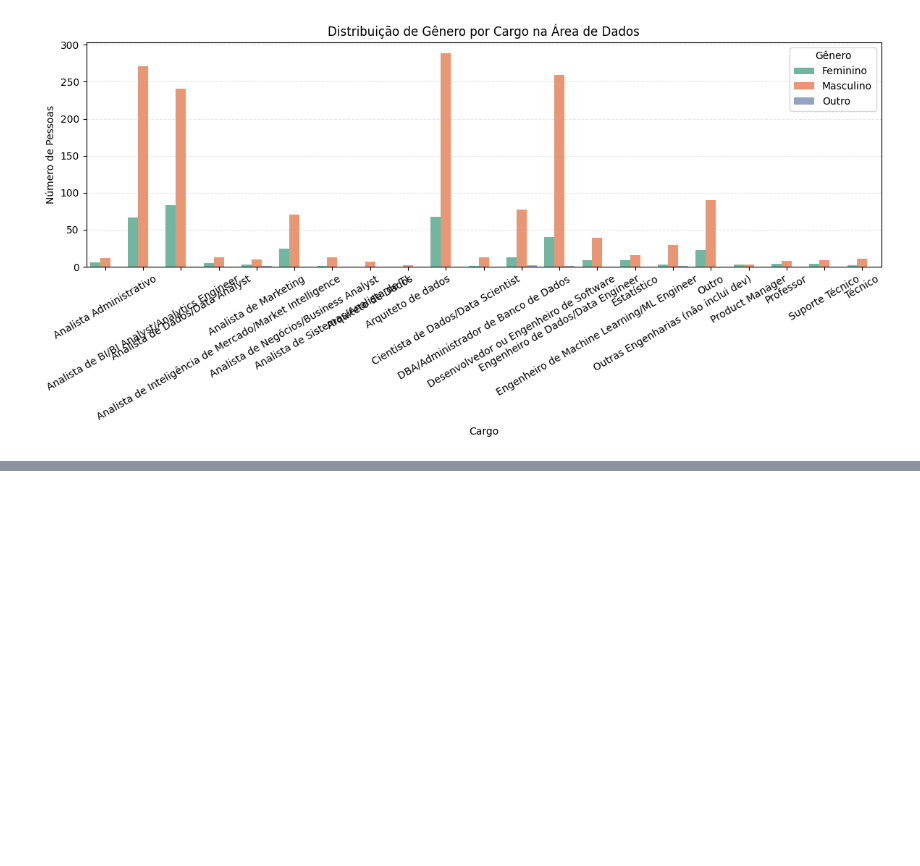
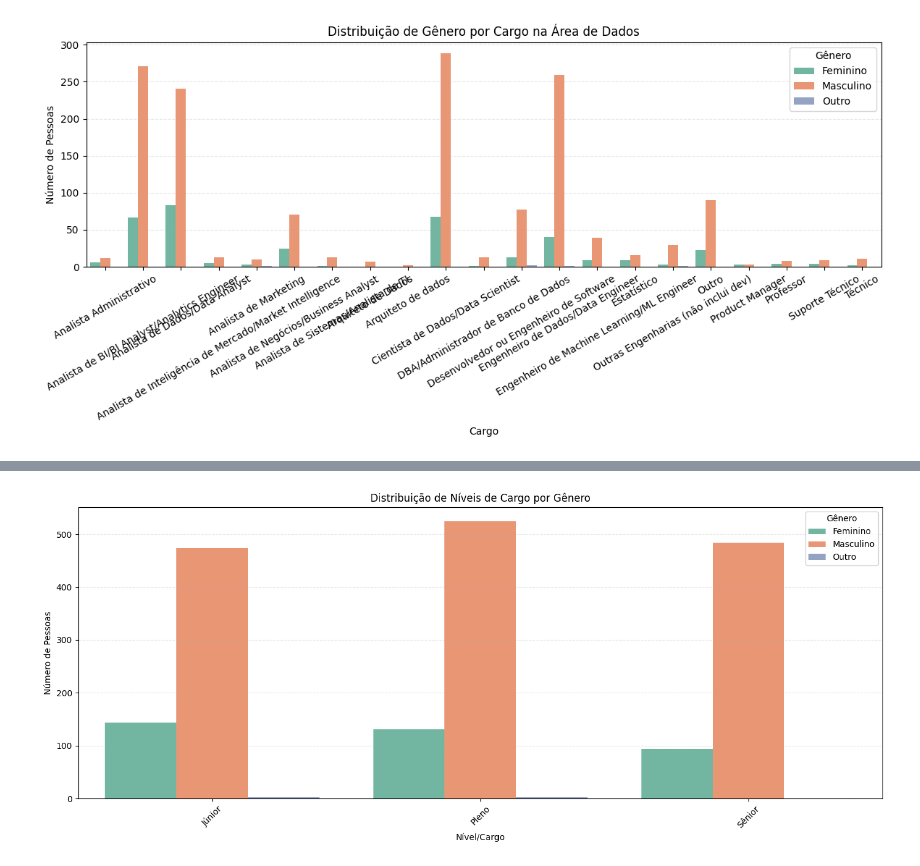
Before and after one commit to FGV-VIS-2025/tarefa-4-mulheres_no_mercado_brasileiro_de_dados, a Jupyter notebook: analise_exploratoria/analise_exploratoria.ipynb, the cells around one changed output, grey strips where cells are left out. Saved outputs shown, nothing was run; the diff lists cells and outputs as text; code cells hidden in the pictures; blank space fills up the shorter version.

```diff
--- a/analise_exploratoria/analise_exploratoria.ipynb
+++ b/analise_exploratoria/analise_exploratoria.ipynb
@@ -423,0 +483,42 @@ plt.show()
+# %%
+import matplotlib.pyplot as plt
+import seaborn as sns
+
+col_nivel = "('P2_g ', 'Nivel')"
+col_genero = "('P1_b ', 'Genero')"
+
+# Remove valores ausentes
+df_nivel = df[[col_nivel, col_genero]].dropna()
+
+# Agrupa e conta
+df_nivel_genero = df_nivel.groupby([col_nivel, col_genero]).size().reset_index(name='contagem')
+
+# Ordena os níveis de cargo de forma lógica, se quiser (personalizável)
+# ordem_niveis = [
+    # 'Estágio', 'Júnior', 'Pleno', 'Sênior', 'Especialista',
+    # 'Coordenador(a)', 'Gerente', 'Diretor(a)', 'C-Level'
+# ]
+# Inclui apenas os que existem no dataset
+# ordem_presentes = [nivel for nivel in ordem_niveis if nivel in df_nivel_genero[col_nivel].unique()]
+
+# Gráfico
+plt.figure(figsize=(14, 6))
+sns.barplot(
+    data=df_nivel_genero,
+    x=col_nivel,
+    y='contagem',
+    hue=col_genero,
+    # order=ordem_presentes,
+    palette='Set2'
+)
+
+plt.title('Distribuição de Níveis de Cargo por Gênero')
+plt.xlabel('Nível/Cargo')
+plt.ylabel('Número de Pessoas')
+plt.xticks(rotation=45)
+plt.legend(title='Gênero')
+plt.grid(axis='y', linestyle='--', alpha=0.3)
+plt.tight_layout()
+plt.show()
+# %% [output]
+[figure, added]
```
Also changed, not shown: parts of 4 cells of this notebook.
